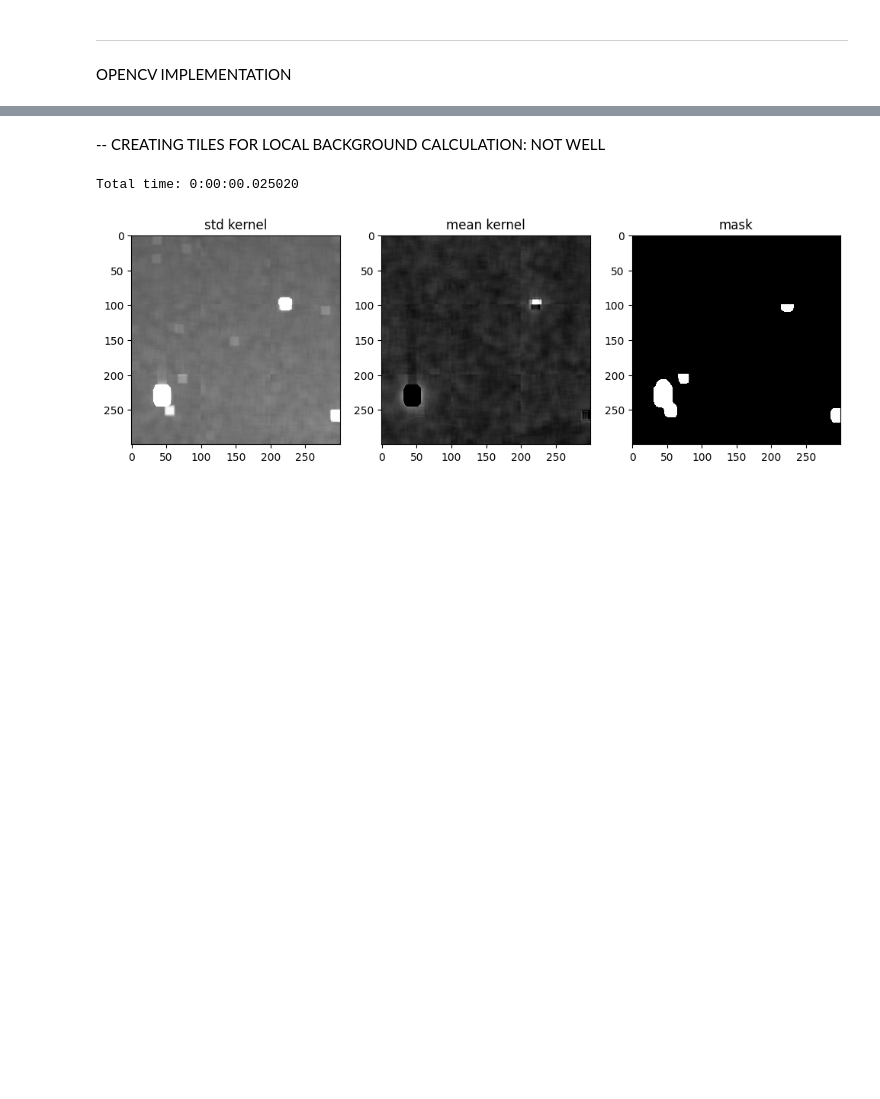
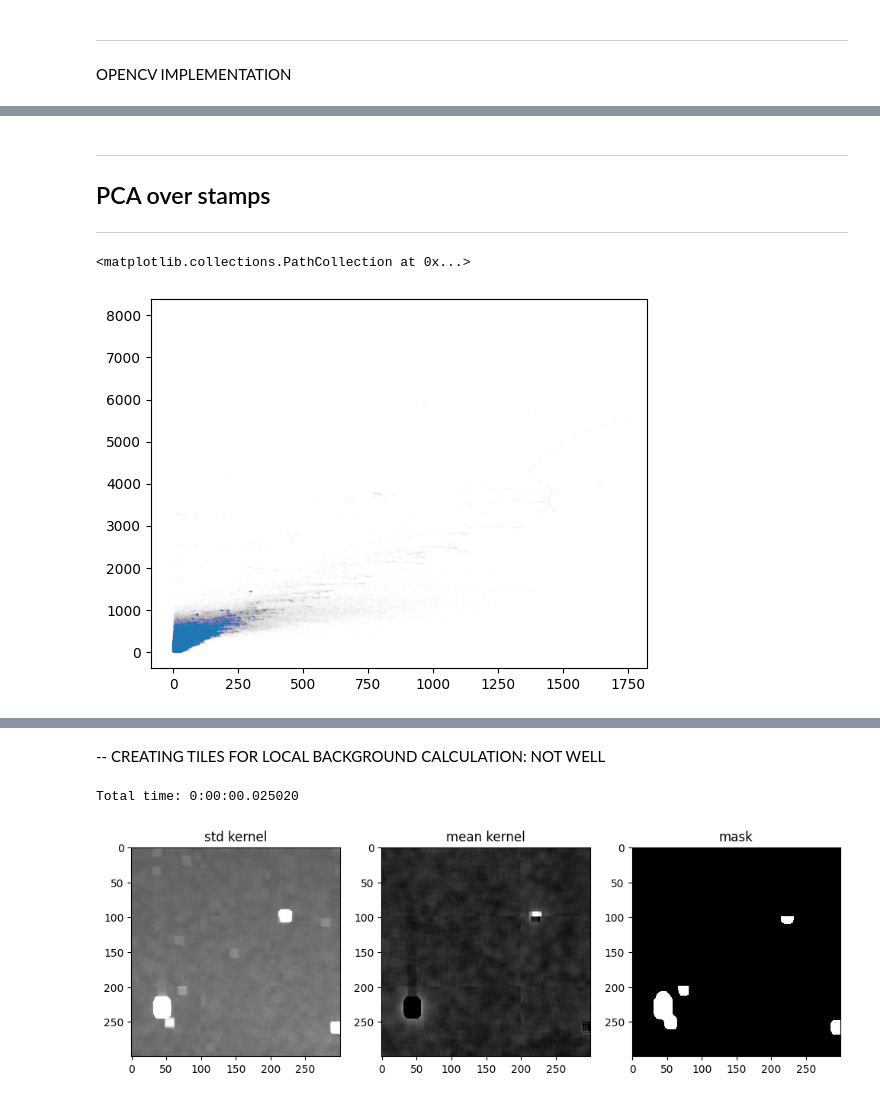
Before and after one commit to miguelralarcon/kbmod_atlas, a Jupyter notebook: lab/residual_masking.ipynb, the cells around one changed output, grey strips where cells are left out. Saved outputs shown, nothing was run; the diff lists cells and outputs as text; code cells hidden in the pictures; blank space fills up the shorter version.

```diff
--- a/lab/residual_masking.ipynb
+++ b/lab/residual_masking.ipynb
@@ -476,0 +486,10 @@ plt.show()
+# %% [markdown]
+-- --
+## PCA over stamps
+-- --
+# %%
+mask = mean_image.flatten() > 0
+plt.scatter(mean_image.flatten()[mask], std_dev_image.flatten()[mask], s=0.1, alpha=0.01)
+# %% [output]
+<matplotlib.collections.PathCollection at 0x...>
+[figure, added]
```
Also changed, not shown: parts of 10 cells of this notebook, 2 other files.
